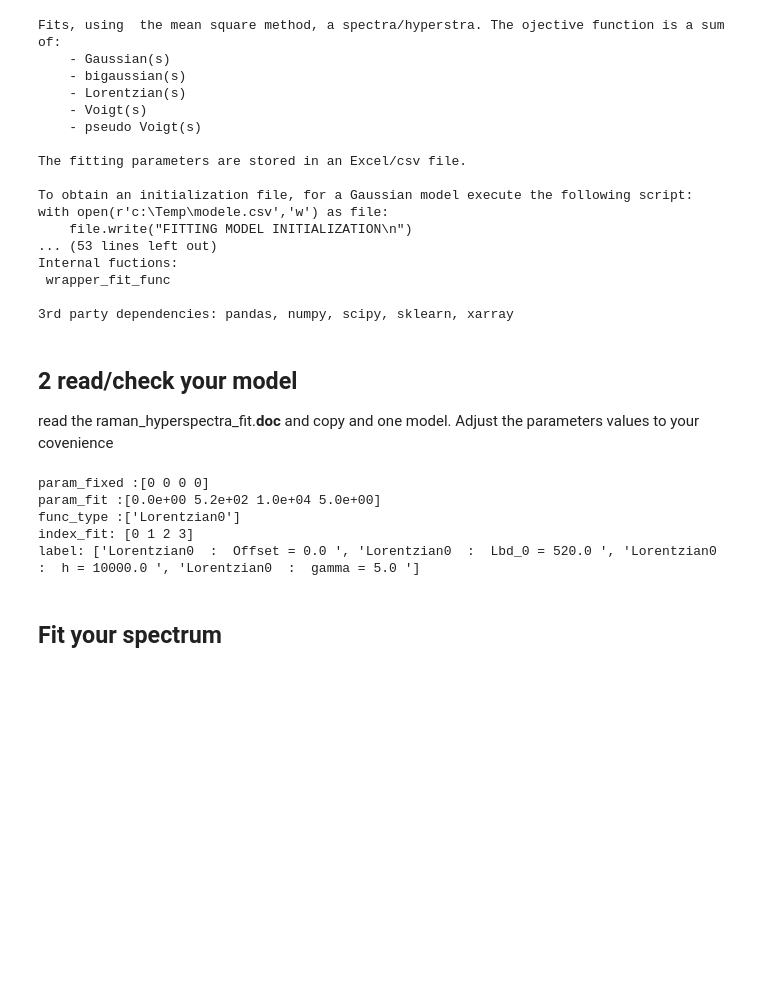
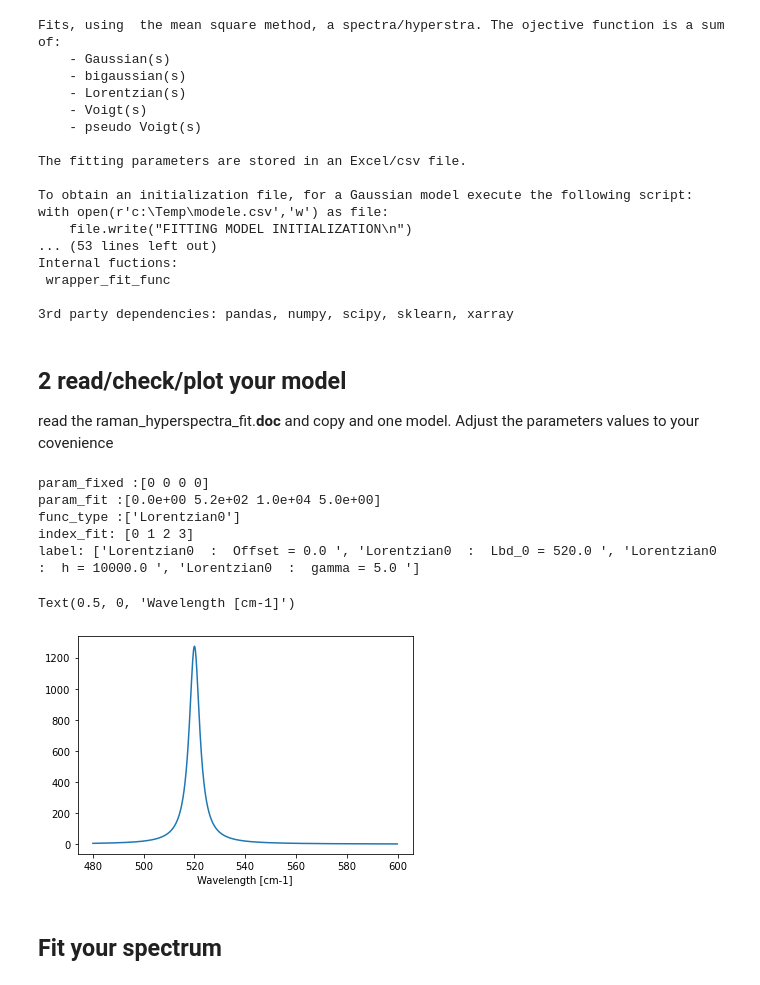
Before and after one commit to Bertin-fap/raman-hyperspectra-examples, a Jupyter notebook: raman_hyperspectra examples.ipynb, the cells around one changed output. Saved outputs shown, nothing was run; the diff lists cells and outputs as text; code cells hidden in the pictures; blank space fills up the shorter version.

```diff
--- a/raman_hyperspectra examples.ipynb
+++ b/raman_hyperspectra examples.ipynb
@@ -108,25 +108,37 @@ Internal fuctions:
 
 3rd party dependencies: pandas, numpy, scipy, sklearn, xarray
 # %% [markdown]
-## 2 read/check your model
+## 2 read/check/plot your model
 read the raman_hyperspectra_fit.__doc__ and copy and one model. Adjust the parameters values to your covenience
 # %%
+import numpy as np
+import matplotlib.pyplot as plt
+%matplotlib inline
+
 with open(r'c:\Temp\modele.csv','w') as file:
     file.write("FITTING MODEL INITIALIZATION\n")
     file.write("Function type (column A) : Gaussian, Lorentzian, Bigaussian, Voigt, Pseudo_Voigt\n")
     file.write("B6 offset, B7,B8... C7,C8...must be blank. mask=1/0 the parameter is free/freezed.               Lbd_0, sigma_a, gamma are expressed in cm^-1\n")
     file.write(" ;offset;mask;Lbd_0;mask;h;mask;sigma_a (w_a);mask;sigma_b;mask;gamma;mask;gamma;mask\n")
     file.write("Lorentzian;0;1;520;1;10000;1;;;;;5;1")
 
 param_fixed ,param_fit, func_type, index_fit, label = rhp.init_model(r'c:\Temp\modele.csv')
 print(f'param_fixed :{param_fixed}',f'param_fit :{param_fit}',f'func_type :{list(func_type)}' , \
       f'index_fit: {index_fit}',f'label: {label} ', sep='\n')
+
+lbd = np.arange(480,600,0.1)
+z = rhp.sum_functions( lbd, param_fit, func_type, index_fit, param_fixed )
+
+plt.plot(lbd,z)
+plt.xlabel('Wavelength [cm-1]')
 # %% [output]
 param_fixed :[0 0 0 0]
 param_fit :[0.0e+00 5.2e+02 1.0e+04 5.0e+00]
 func_type :['Lorentzian0']
 index_fit: [0 1 2 3]
 label: ['Lorentzian0  :  Offset = 0.0 ', 'Lorentzian0  :  Lbd_0 = 520.0 ', 'Lorentzian0  :  h = 10000.0 ', 'Lorentzian0  :  gamma = 5.0 ']
+Text(0.5, 0, 'Wavelength [cm-1]')
+[figure, added]
 # %% [markdown]
 ## Fit your spectrum
 # %%
```
Also changed, not shown: parts of 1 cell of this notebook.
